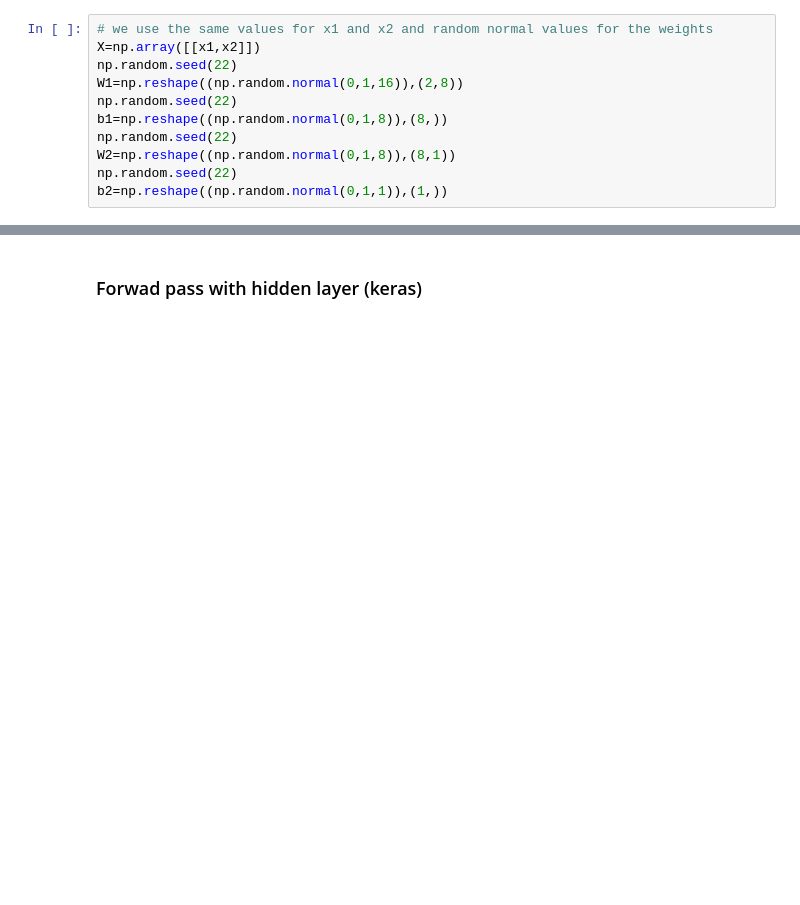
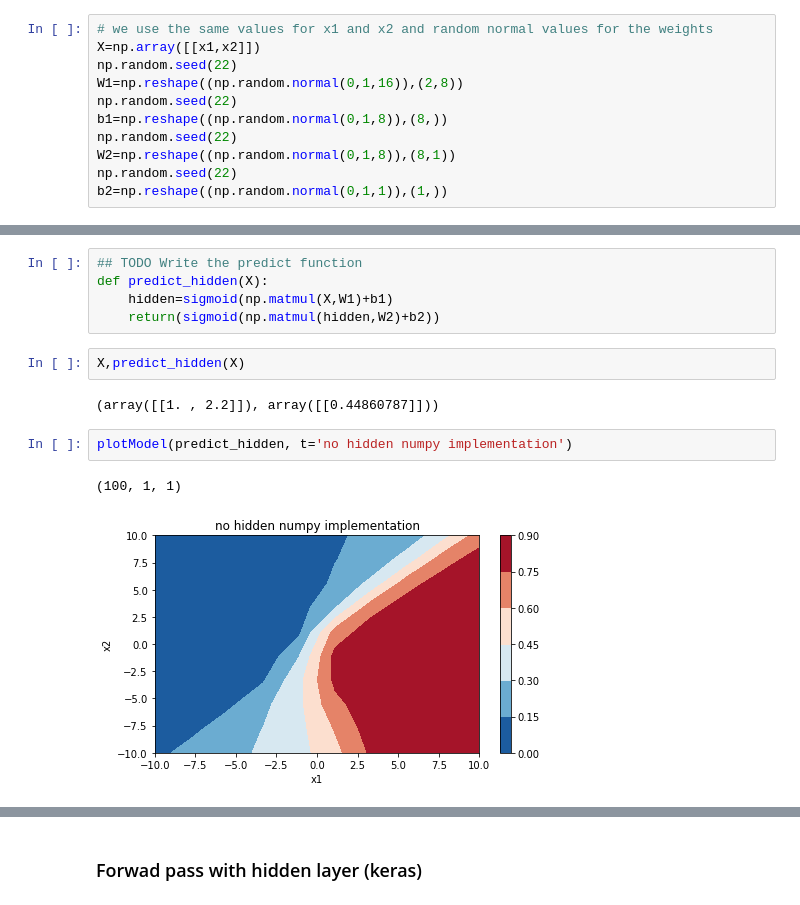
Before and after one commit to tensorchiefs/dl_course_2020, a Jupyter notebook: notebooks/01_simple_forward_pass.ipynb, the cells around one changed output, grey strips where cells are left out. Saved outputs shown, nothing was run; the diff lists cells and outputs as text; blank space fills up the shorter version.

```diff
--- a/notebooks/01_simple_forward_pass.ipynb
+++ b/notebooks/01_simple_forward_pass.ipynb
@@ -152,0 +154,14 @@ p_out
+# %%
+## TODO Write the predict function
+def predict_hidden(X):
+    hidden=sigmoid(np.matmul(X,W1)+b1)
+    return(sigmoid(np.matmul(hidden,W2)+b2))
+# %%
+X,predict_hidden(X)
+# %% [output]
+(array([[1. , 2.2]]), array([[0.44860787]]))
+# %%
+plotModel(predict_hidden, t='no hidden numpy implementation')
+# %% [output]
+(100, 1, 1)
+[figure, added]
```
Also changed, not shown: parts of 27 cells of this notebook, 1 other file.
